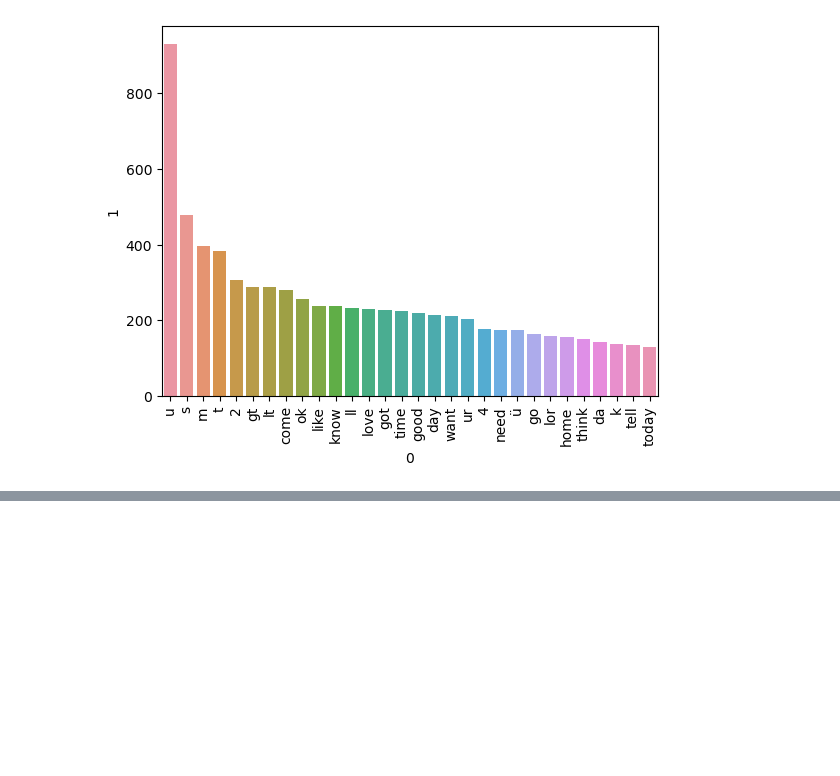
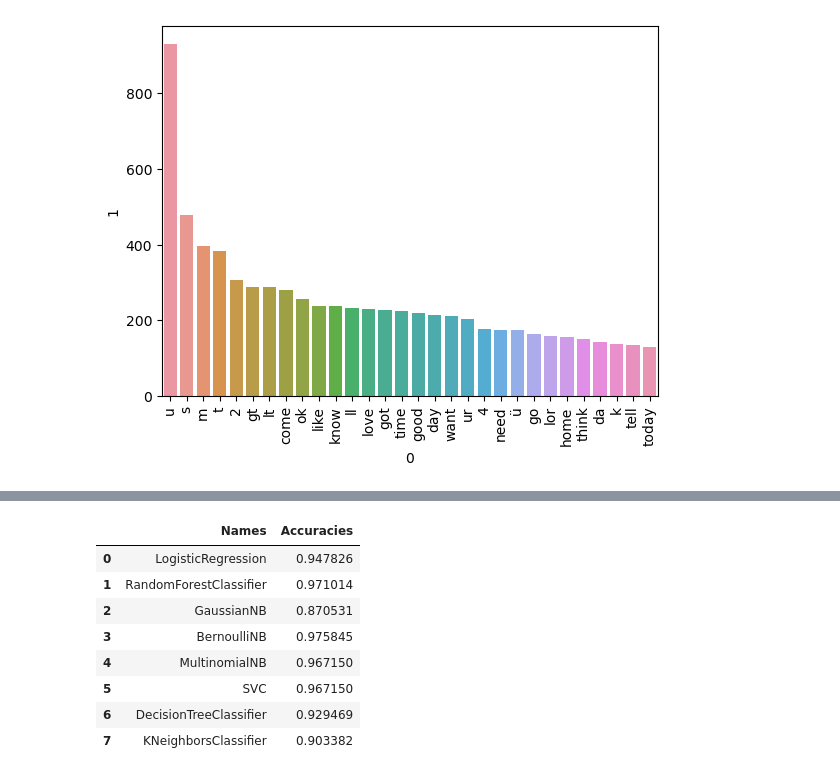
Before and after one commit to Deepkumar-Khokhar/Spam-Detaction, a Jupyter notebook: Spam-Detaction.ipynb, the cells around one changed output, grey strips where cells are left out. Cells and saved outputs as stored; diff of their text form; code cells hidden in the pictures; blank space fills up the shorter version.

```diff
--- a/Spam-Detaction.ipynb
+++ b/Spam-Detaction.ipynb
@@ -371,0 +491,12 @@ plt.show()
+# %%
+ pd.DataFrame({"Names": names_of_models, "Accuracies": accuracies})
+# %% [output]
+|  | Names | Accuracies |
+| 0 | LogisticRegression | 0.947826 |
+| 1 | RandomForestClassifier | 0.971014 |
+| 2 | GaussianNB | 0.870531 |
+| 3 | BernoulliNB | 0.975845 |
+| 4 | MultinomialNB | 0.967150 |
+| 5 | SVC | 0.967150 |
+| 6 | DecisionTreeClassifier | 0.929469 |
+| 7 | KNeighborsClassifier | 0.903382 |
```
Also changed, not shown: parts of 26 cells of this notebook, 3 other files.
